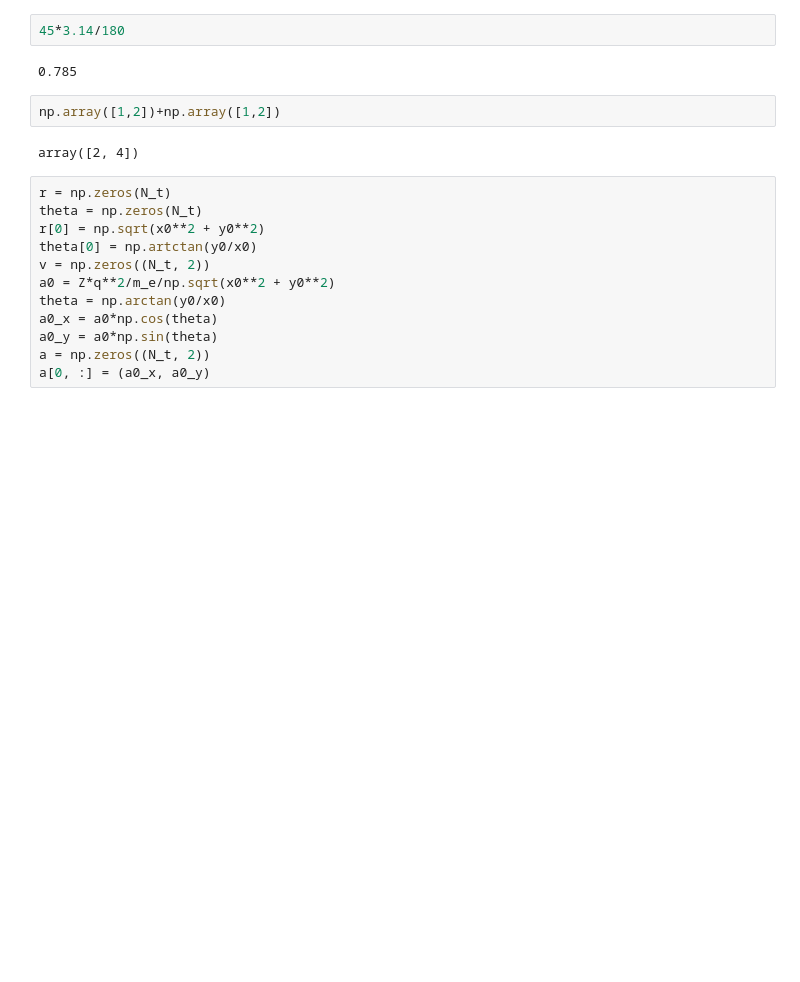
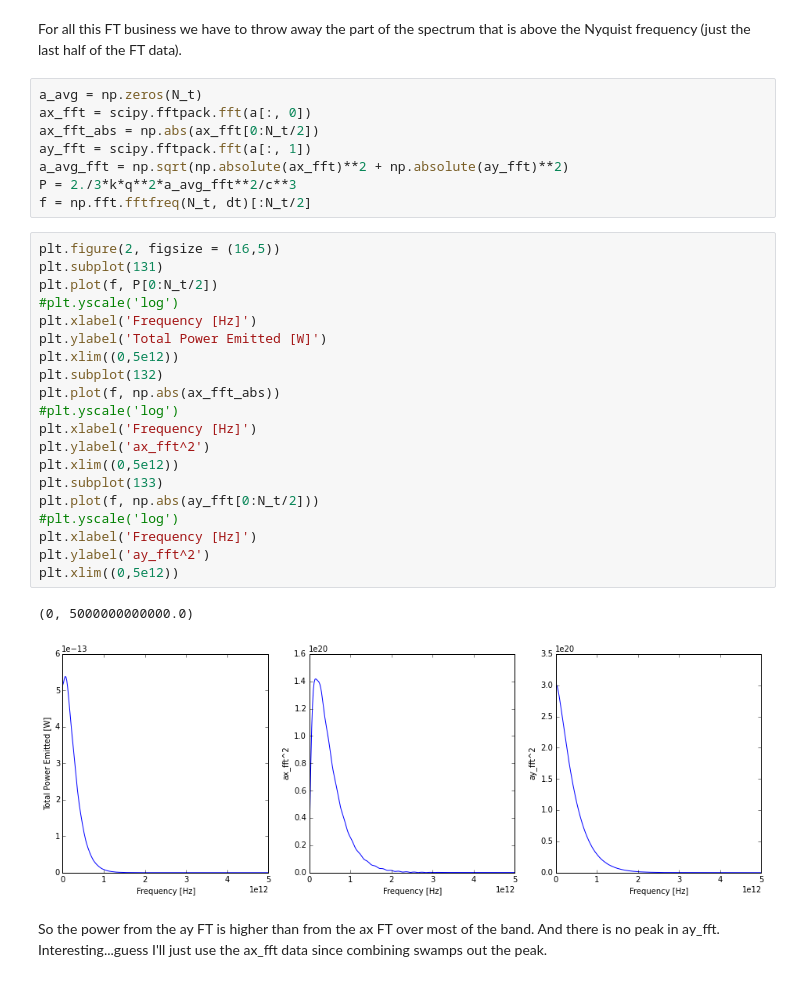
Before and after one commit to loganhowe/howe_phys239, a Jupyter notebook: hw_3/hw_3.ipynb, the cells around one changed output. Drawn from its saved outputs; the diff is of its cells as text; blank space fills up the shorter version.

```diff
--- a/hw_3/hw_3.ipynb
+++ b/hw_3/hw_3.ipynb
@@ -129,20 +99,35 @@ array([ -7.85398163e-01,   5.00025001e-05,   2.50006250e-05,
-# %%
-45*3.14/180
-# %% [output]
-0.785
-# %%
-np.array([1,2])+np.array([1,2])
-# %% [output]
-array([2, 4])
-# %%
-r = np.zeros(N_t)
-theta = np.zeros(N_t)
-r[0] = np.sqrt(x0**2 + y0**2)
-theta[0] = np.artctan(y0/x0)
-v = np.zeros((N_t, 2))
-a0 = Z*q**2/m_e/np.sqrt(x0**2 + y0**2)
-theta = np.arctan(y0/x0)
-a0_x = a0*np.cos(theta)
-a0_y = a0*np.sin(theta)
-a = np.zeros((N_t, 2))
-a[0, :] = (a0_x, a0_y)
+# %% [markdown]
+For all this FT business we have to throw away the part of the spectrum that is above the Nyquist frequency (just the last half of the FT data).
+# %%
+a_avg = np.zeros(N_t)
+ax_fft = scipy.fftpack.fft(a[:, 0])
+ax_fft_abs = np.abs(ax_fft[0:N_t/2])
+ay_fft = scipy.fftpack.fft(a[:, 1])
+a_avg_fft = np.sqrt(np.absolute(ax_fft)**2 + np.absolute(ay_fft)**2)
+P = 2./3*k*q**2*a_avg_fft**2/c**3
+f = np.fft.fftfreq(N_t, dt)[:N_t/2]
+# %%
+plt.figure(2, figsize = (16,5))
+plt.subplot(131)
+plt.plot(f, P[0:N_t/2])
+#plt.yscale('log')
+plt.xlabel('Frequency [Hz]')
+plt.ylabel('Total Power Emitted [W]')
+plt.xlim((0,5e12))
+plt.subplot(132)
+plt.plot(f, np.abs(ax_fft_abs))
+#plt.yscale('log')
+plt.xlabel('Frequency [Hz]')
+plt.ylabel('ax_fft^2')
+plt.xlim((0,5e12))
+plt.subplot(133)
+plt.plot(f, np.abs(ay_fft[0:N_t/2]))
+#plt.yscale('log')
+plt.xlabel('Frequency [Hz]')
+plt.ylabel('ay_fft^2')
+plt.xlim((0,5e12))
+# %% [output]
+(0, 5000000000000.0)
+[figure, added]
+# %% [markdown]
+So the power from the ay FT is higher than from the ax FT over most of the band. And there is no peak in ay_fft. Interesting...guess I'll just use the ax_fft data since combining swamps out the peak.
```
Also changed, not shown: parts of 18 cells of this notebook.
